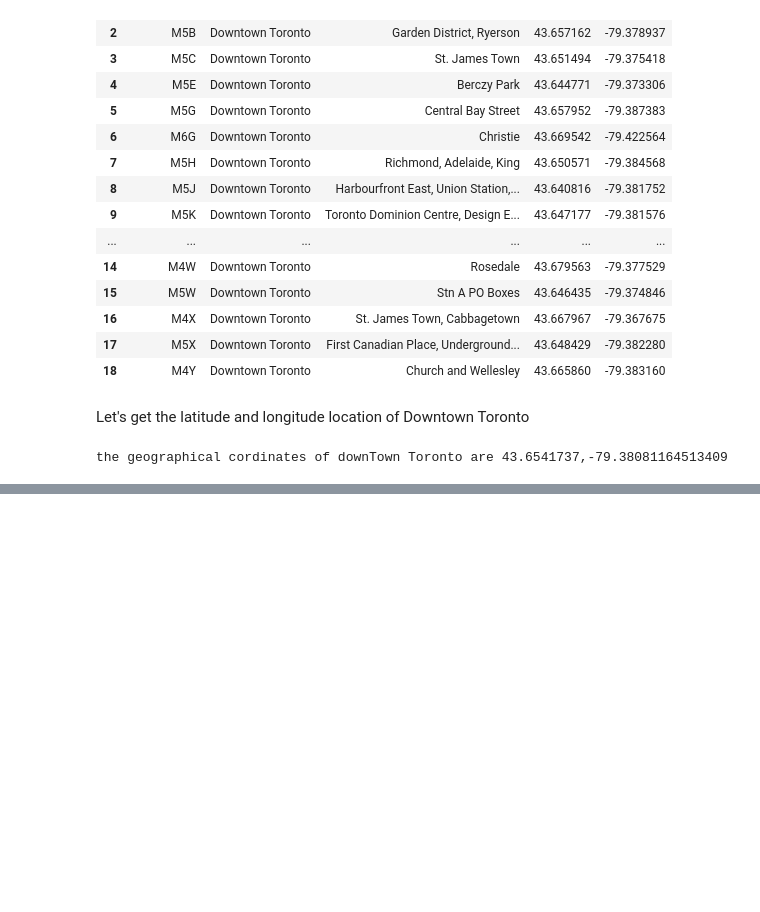
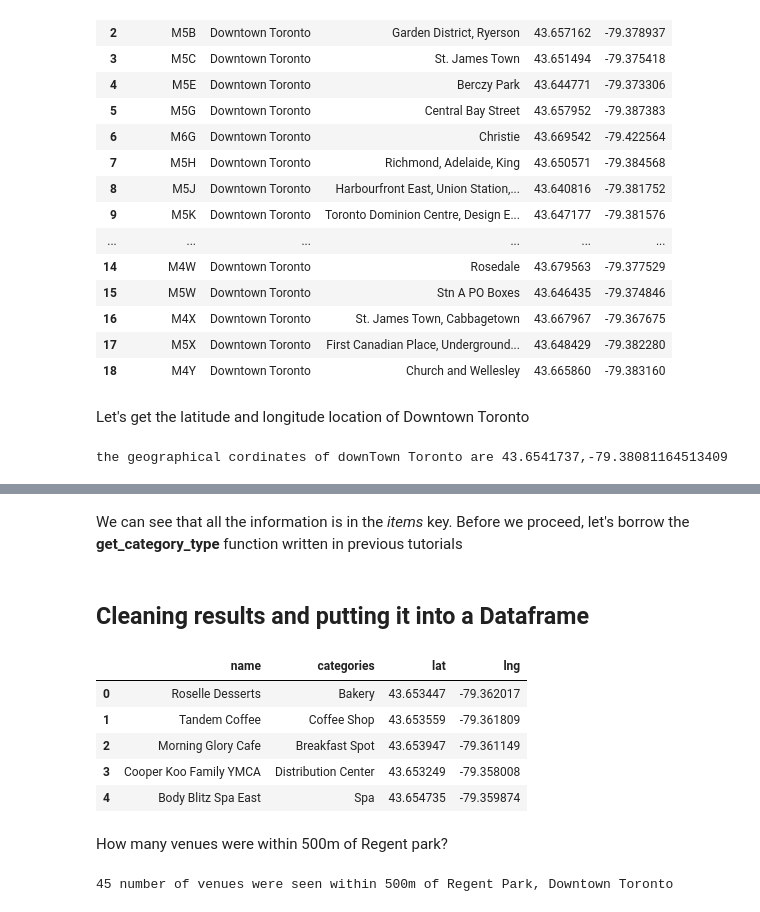
Before and after one commit to jimaid/Coursera_Capstone, a Jupyter notebook: Capstone.ipynb, the cells around one changed output, grey strips where cells are left out. Drawn from its saved outputs; the diff is of its cells as text; code cells hidden in the pictures; blank space fills up the shorter version.

Commit message:
looked for venues within 500m of Regent park

```diff
--- a/Capstone.ipynb
+++ b/Capstone.ipynb
@@ -202,0 +219,5 @@ AttributeError: module 'folium' has no attribute 'popup'
+# %%
+downtown_latitude = downtown.loc[0,'Latitude']
+downtown_longitude = downtown.loc[0,'Longitude']
+downtown_name = downtown.loc[0,'Neighborhood']
+print('The geographical coordinates of {} are {},{}'.format(downtown_name, downtown_latitude, downtown_longitude))
@@ -202,0 +228,5 @@ AttributeError: module 'folium' has no attribute 'popup'
+# %%
+LIMIT = 100
+radius = 500
+url = 'https://api.foursquare.com/v2/venues/explore?client_id={}&client_secret={}&ll={},{}&v={}&radius={}&limit={}'.format(client_id, client_secret,downtown_latitude,downtown_longitude,VERSION,radius,LIMIT)
+url
@@ -202,0 +237,3 @@ AttributeError: module 'folium' has no attribute 'popup'
+# %%
+results = requests.get(url).json()
+results['response']['groups'][0]['items']
@@ -202,0 +258,16 @@ AttributeError: module 'folium' has no attribute 'popup'
+# %% [markdown]
+We can see that all the information is in the *items* key. Before we proceed, let's borrow the **get_category_type** function written in previous tutorials
+# %%
+# function that extracts the category of the venue
+def get_category_type(row):
+    try:
+        categories_list = row['categories']
+    except:
+        categories_list = row['venue.categories']
+
+    if len(categories_list) == 0:
+        return None
+    else:
+        return categories_list[0]['name']
+# %% [markdown]
+## Cleaning results and putting it into a Dataframe
@@ -202,0 +277,28 @@ AttributeError: module 'folium' has no attribute 'popup'
+# %%
+result = results['response']['groups'][0]['items']
+venues = json_normalize(result) #flatten json
+
+# filter columns
+filtered_columns = ['venue.name', 'venue.categories', 'venue.location.lat', 'venue.location.lng']
+venues = venues.loc[:, filtered_columns]
+
+# filter the category for each row
+venues['venue.categories'] = venues.apply(get_category_type, axis=1)
+
+# clean columns
+venues.columns = [col.split(".")[-1] for col in venues.columns]
+
+venues.head()
+# %% [output]
+|  | name | categories | lat | lng |
+| 0 | Roselle Desserts | Bakery | 43.653447 | -79.362017 |
+| 1 | Tandem Coffee | Coffee Shop | 43.653559 | -79.361809 |
+| 2 | Morning Glory Cafe | Breakfast Spot | 43.653947 | -79.361149 |
+| 3 | Cooper Koo Family YMCA | Distribution Center | 43.653249 | -79.358008 |
+| 4 | Body Blitz Spa East | Spa | 43.654735 | -79.359874 |
+# %% [markdown]
+How many venues were within 500m of Regent park?
+# %%
+print('{} number of venues were seen within 500m of Regent Park, Downtown Toronto'.format(venues.shape[0]))
+# %% [output]
+45 number of venues were seen within 500m of Regent Park, Downtown Toronto
```
Also changed, not shown: parts of 13 cells of this notebook.
